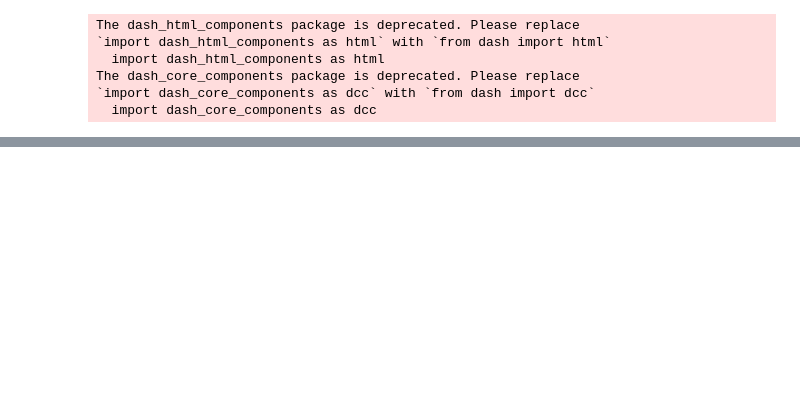
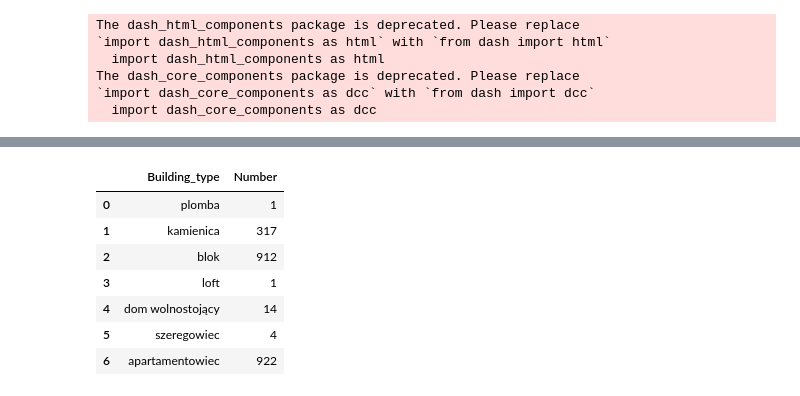
Before and after one commit to Bartoszcz28/Otodom, a Jupyter notebook: HTML_Visualization.ipynb, the cells around one changed output, grey strips where cells are left out. Cells and saved outputs as stored; diff of their text form; code cells hidden in the pictures; blank space fills up the shorter version.

```diff
--- a/HTML_Visualization.ipynb
+++ b/HTML_Visualization.ipynb
@@ -82,18 +74,0 @@ type_of_building.head()
-# %%
-BMW = 0
-for i in dat['marka_pojazdu']:
-    if 'BMW' in i:
-        BMW += 1
-print('BMW: ',BMW)
-
-Ferrari = 0
-for i in dat['marka_pojazdu']:
-    if 'Ferrari' in i:
-        Ferrari += 1
-print('Ferrari: ',Ferrari)
-
-Lamborghini = 0
-for i in dat['marka_pojazdu']:
-    if 'Lamborghini' in i:
-        Lamborghini += 1
-print('Lamborghini: ',Lamborghini)
@@ -119,0 +150,17 @@ def get_graph_3():
+# %%
+Building_type = ['plomba', 'kamienica','blok','loft','dom wolnostojący','szeregowiec','apartamentowiec']
+Number = [plomba, kamienica, blok, loft, dom_wolnostojący, szeregowiec, apartamentowiec]
+# %%
+df = pd.DataFrame(list(zip(Building_type, Number)),
+               columns =['Building_type', 'Number'])
+# %%
+df.head(10)
+# %% [output]
+|  | Building_type | Number |
+| 0 | plomba | 1 |
+| 1 | kamienica | 317 |
+| 2 | blok | 912 |
+| 3 | loft | 1 |
+| 4 | dom wolnostojący | 14 |
+| 5 | szeregowiec | 4 |
+| 6 | apartamentowiec | 922 |
```
Also changed, not shown: parts of 20 cells of this notebook.
